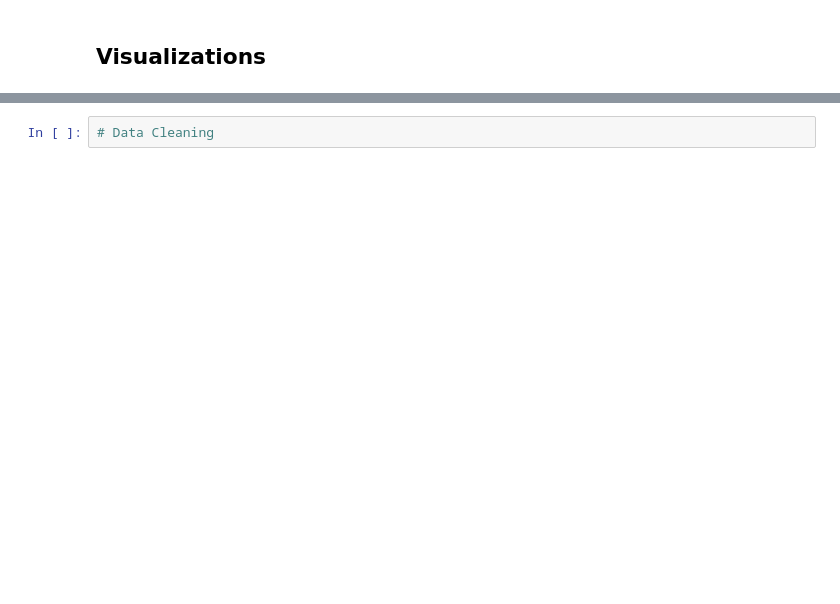
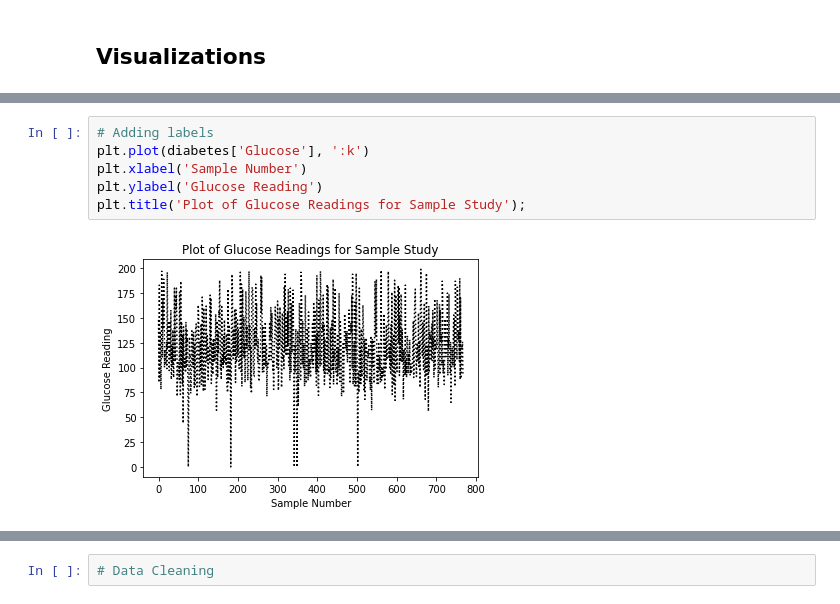
Before and after one commit to psalinas505/python-diabetes, a Jupyter notebook: Python_Diabetes_PS_NN_BB.ipynb, the cells around one changed output, grey strips where cells are left out. Saved outputs shown, nothing was run; the diff lists cells and outputs as text; blank space fills up the shorter version.

```diff
--- a/Python_Diabetes_PS_NN_BB.ipynb
+++ b/Python_Diabetes_PS_NN_BB.ipynb
@@ -99,0 +141,8 @@ diabetes2.head()
+# %%
+# Adding labels
+plt.plot(diabetes['Glucose'], ':k')
+plt.xlabel('Sample Number')
+plt.ylabel('Glucose Reading')
+plt.title('Plot of Glucose Readings for Sample Study');
+# %% [output]
+[figure, added]
```
Also changed, not shown: parts of 31 cells of this notebook.
